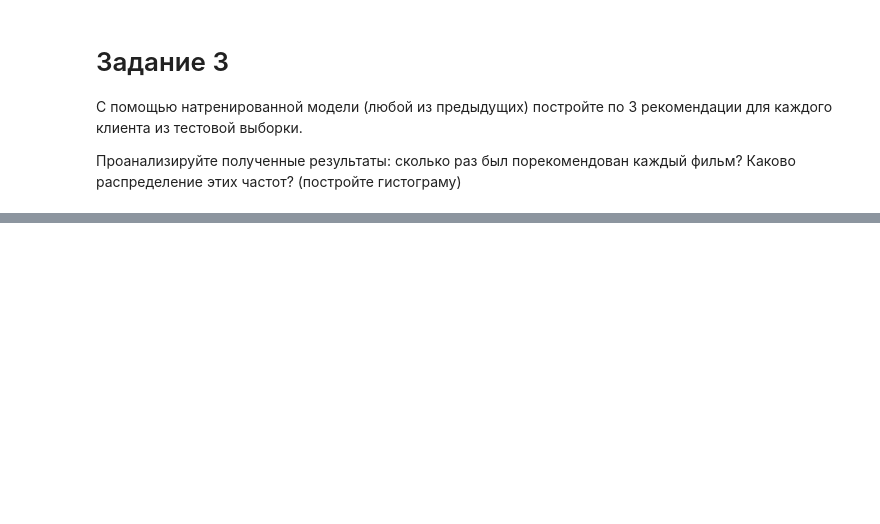
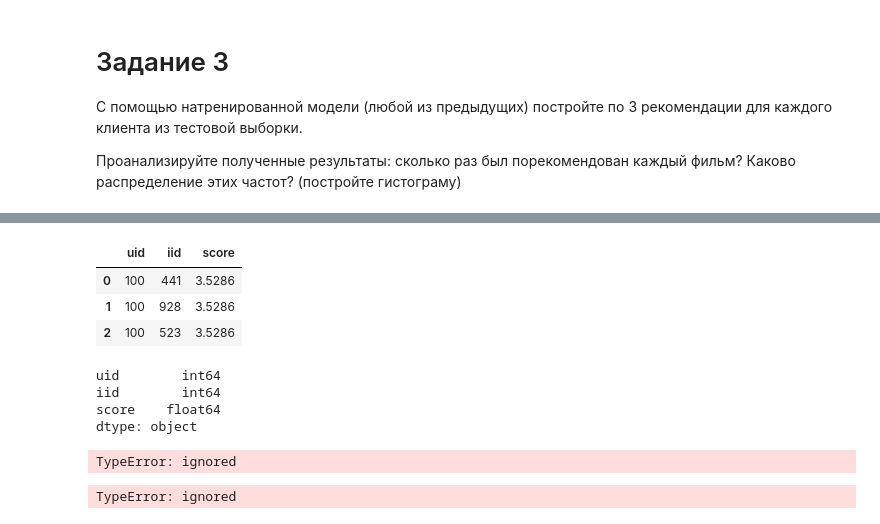
Before and after one commit to root-epifit/madmo-adv, a Jupyter notebook: hw3_movielens_my_solution.ipynb, the cells around one changed output, grey strips where cells are left out. Drawn from its saved outputs; the diff is of its cells as text; code cells hidden in the pictures; blank space fills up the shorter version.

```diff
--- a/hw3_movielens_my_solution.ipynb
+++ b/hw3_movielens_my_solution.ipynb
@@ -437,0 +397,7 @@ from surprise.model_selection import GridSearchCV
+# %%
+# Метрика, которую на тестовой выборке дает SVD с лучшими параметрами
+
+algo = SVD(**grs.best_params['rmse'])
+algo.fit(trainset)
+predictions = algo.test(testset)
+accuracy.rmse(predictions)
@@ -444,3 +413,15 @@ from surprise.model_selection import GridSearchCV
 Сравните результаты с предыдущей моделью.
 # %%
 # Ваш код тут
+# %%
+param_grid = {'k': np.arange(20, 60, 10),
+              'min_k': np.arange(1, 5, 1)}
+
+grs = GridSearchCV(KNNBasic,
+                   param_grid = param_grid,
+                   measures = ['rmse', 'mae'],
+                   cv = 5,
+                   n_jobs = 4,
+                   joblib_verbose = 3)
+
+grs.fit(data)
@@ -446,0 +438,7 @@ from surprise.model_selection import GridSearchCV
+# %%
+# Метрика, которую на тестовой выборке дает SVD с лучшими параметрами
+
+algo = KNNBasic(**grs.best_params['rmse'])
+algo.fit(trainset)
+predictions = algo.test(testset)
+accuracy.rmse(predictions)
@@ -455,3 +464,35 @@ from surprise.model_selection import GridSearchCV
+# %%
+df = pd.DataFrame(testset, columns=['uid','iid','rating'])
+df = df[['uid','iid']]
+
+recs = []
+for uuid in df['uid'].unique().tolist():
+    for iid in df['iid'].unique().tolist():
+        score = algo.predict(uid, iid)[3]
+        recs.append([uid, int(iid), score])
+# %%
+dfr = pd.DataFrame(recs, columns = [['uid','iid','score']])
+dfr.head(3)
+# %% [output]
+|  | uid | iid | score |
+| 0 | 100 | 441 | 3.5286 |
+| 1 | 100 | 928 | 3.5286 |
+| 2 | 100 | 523 | 3.5286 |
+# %%
+dfr.dtypes
+# %% [output]
+uid        int64
+iid        int64
+score    float64
+dtype: object
+# %%
+dfr[dfr['uid'] < 100]
+# %% [output]
+TypeError: ignored
+# %%
+df_recs.loc(df_recs['uid'] == 100)
+# %% [output]
+TypeError: ignored
 # %% [markdown]
 # Задание 4 * (Дополнительное)
 
```
Also changed, not shown: parts of 24 cells of this notebook.
